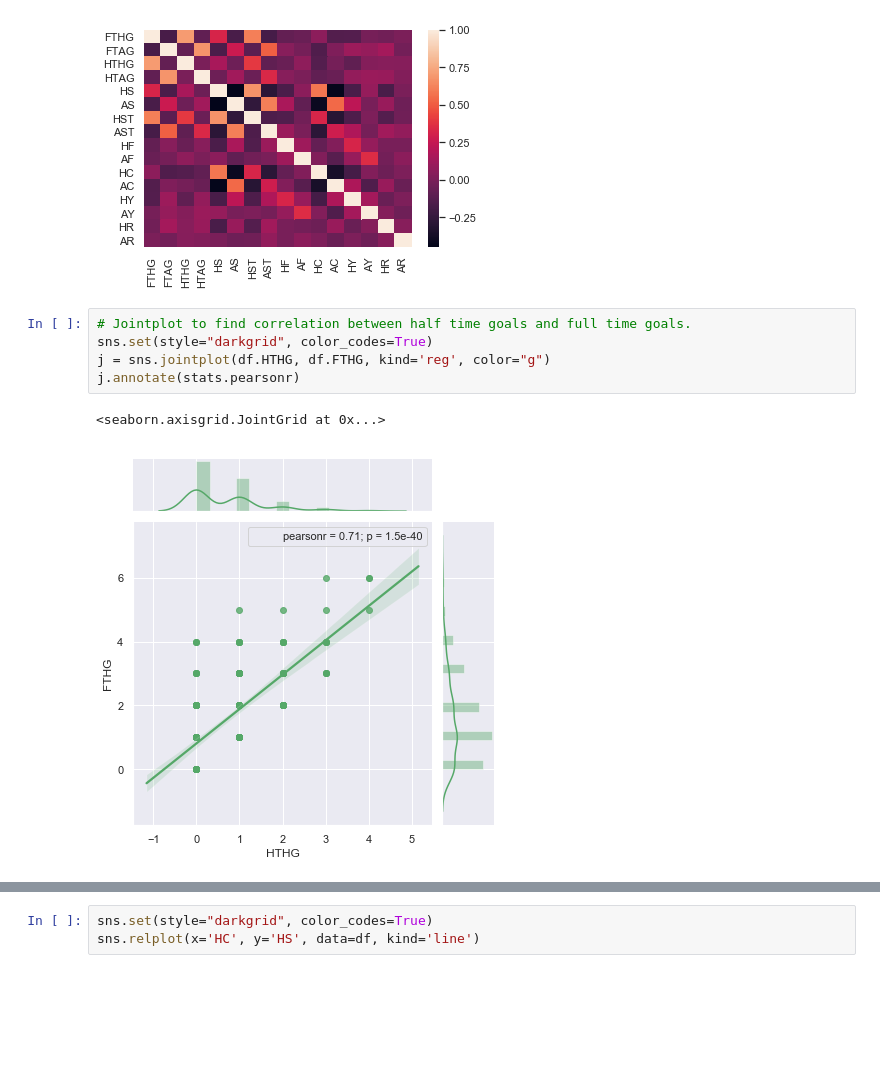
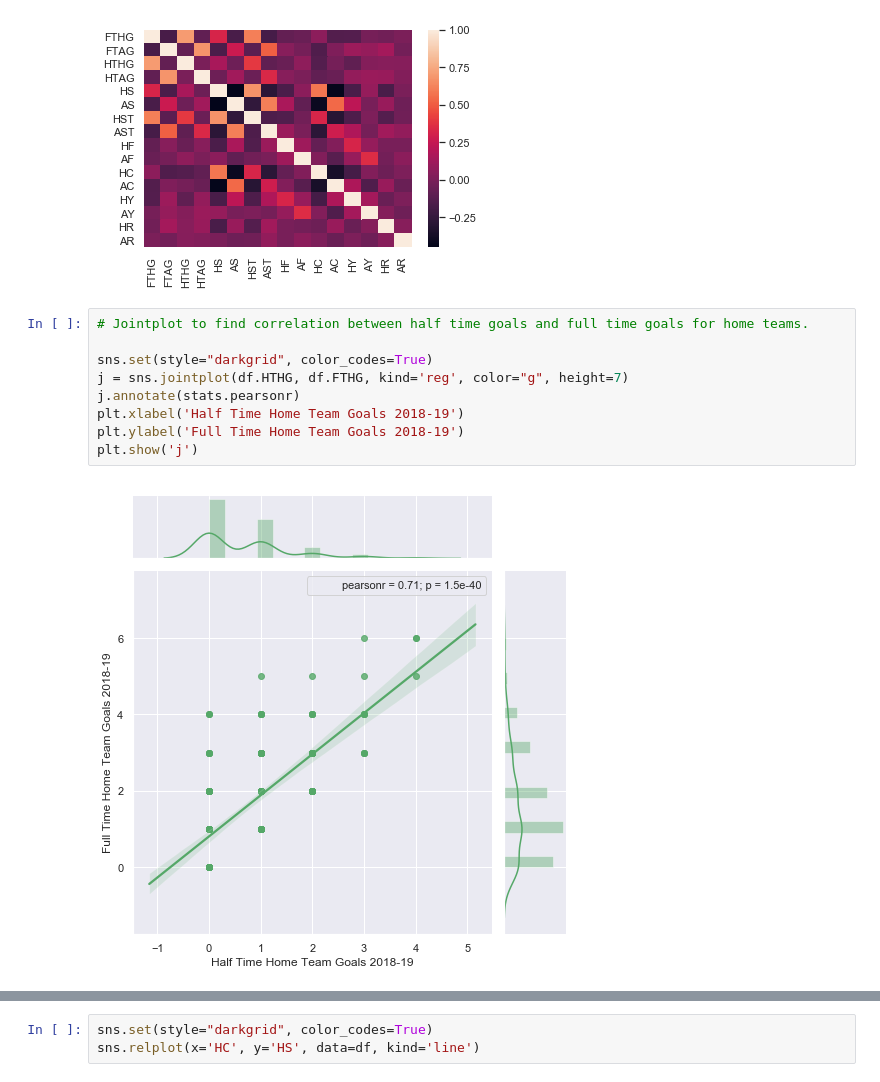
Before and after one commit to sarthakbatragatech/SoccerViz, a Jupyter notebook: SoccerViz.ipynb, the cells around one changed output, grey strips where cells are left out. Cells and saved outputs as stored; diff of their text form; blank space fills up the shorter version.

```diff
--- a/SoccerViz.ipynb
+++ b/SoccerViz.ipynb
@@ -55,10 +68,13 @@ sns.heatmap(df.corr())
 <matplotlib.axes._subplots.AxesSubplot at 0x...>
 [figure]
 # %%
-# Jointplot to find correlation between half time goals and full time goals.
+# Jointplot to find correlation between half time goals and full time goals for home teams.
+
 sns.set(style="darkgrid", color_codes=True)
-j = sns.jointplot(df.HTHG, df.FTHG, kind='reg', color="g")
+j = sns.jointplot(df.HTHG, df.FTHG, kind='reg', color="g", height=7)
 j.annotate(stats.pearsonr)
+plt.xlabel('Half Time Home Team Goals 2018-19')
+plt.ylabel('Full Time Home Team Goals 2018-19')
+plt.show('j')
 # %% [output]
-<seaborn.axisgrid.JointGrid at 0x...>
-[figure, old version]
+[figure, new version]
```
Also changed, not shown: parts of 16 cells of this notebook.
